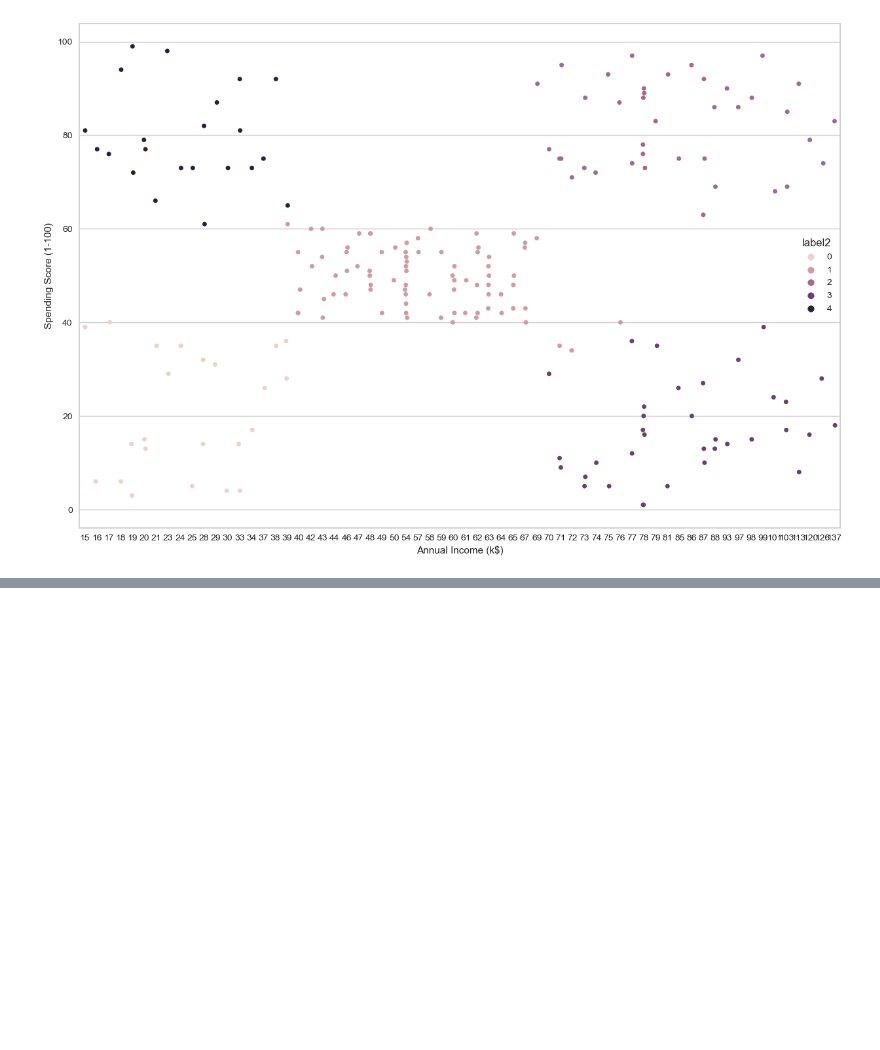
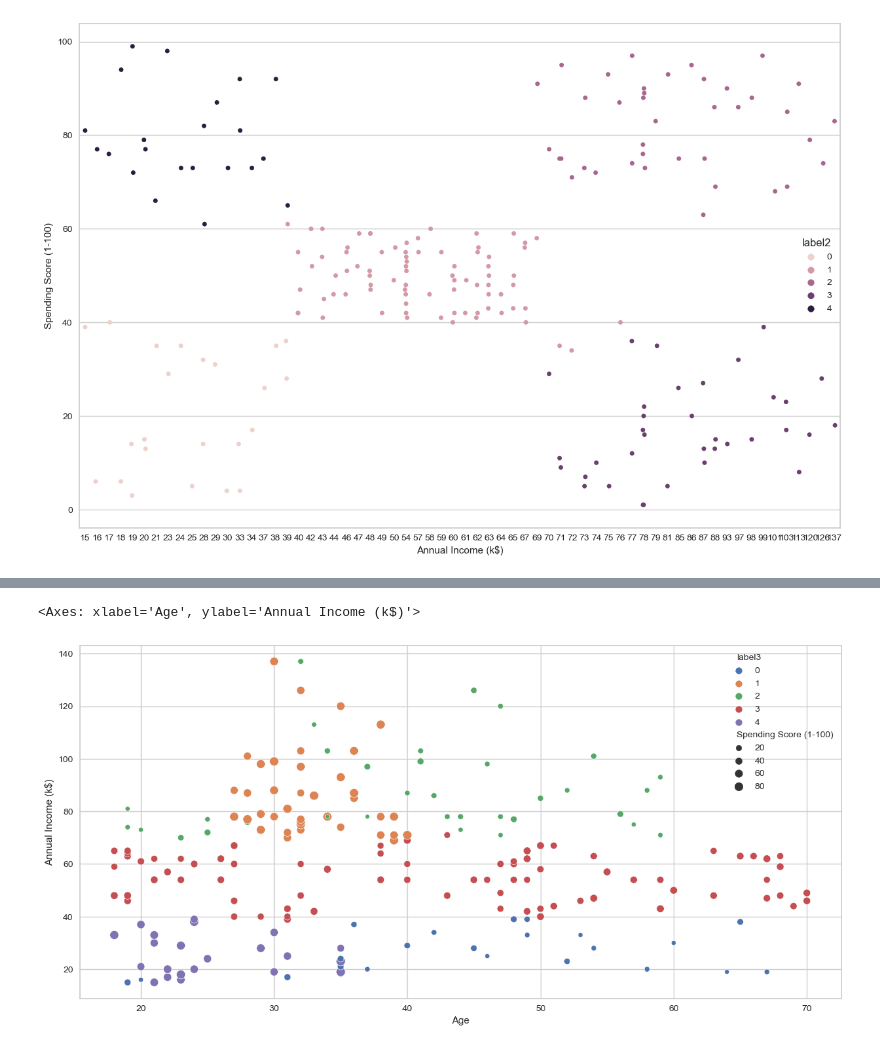
Before and after one commit to cyc20480/Data_Analysis_JBEDU, a Jupyter notebook: 040124_002.ipynb, the cells around one changed output, grey strips where cells are left out. Saved outputs shown, nothing was run; the diff lists cells and outputs as text; code cells hidden in the pictures; blank space fills up the shorter version.

```diff
--- a/040124_002.ipynb
+++ b/040124_002.ipynb
@@ -237,0 +249,5 @@ sns.stripplot(x = 'Annual Income (k$)', y = 'Spending Score (1-100)', data = df,
+# %%
+c = KMeans(n_clusters = 5) # 그룹 5개로 지정 클러스터 모델구축
+c.fit(data3)
+df['label3'] = c.labels_
+df.head(5)
@@ -237,0 +261,9 @@ sns.stripplot(x = 'Annual Income (k$)', y = 'Spending Score (1-100)', data = df,
+# %%
+plt.figure(figsize = (15 , 7) )
+sns.scatterplot(x='Age',y='Annual Income (k$)',
+                hue='label3',
+                size='Spending Score (1-100)',
+                data=df,palette='deep')
+# %% [output]
+<Axes: xlabel='Age', ylabel='Annual Income (k$)'>
+[figure, added]
```
Also changed, not shown: parts of 2 cells of this notebook.
